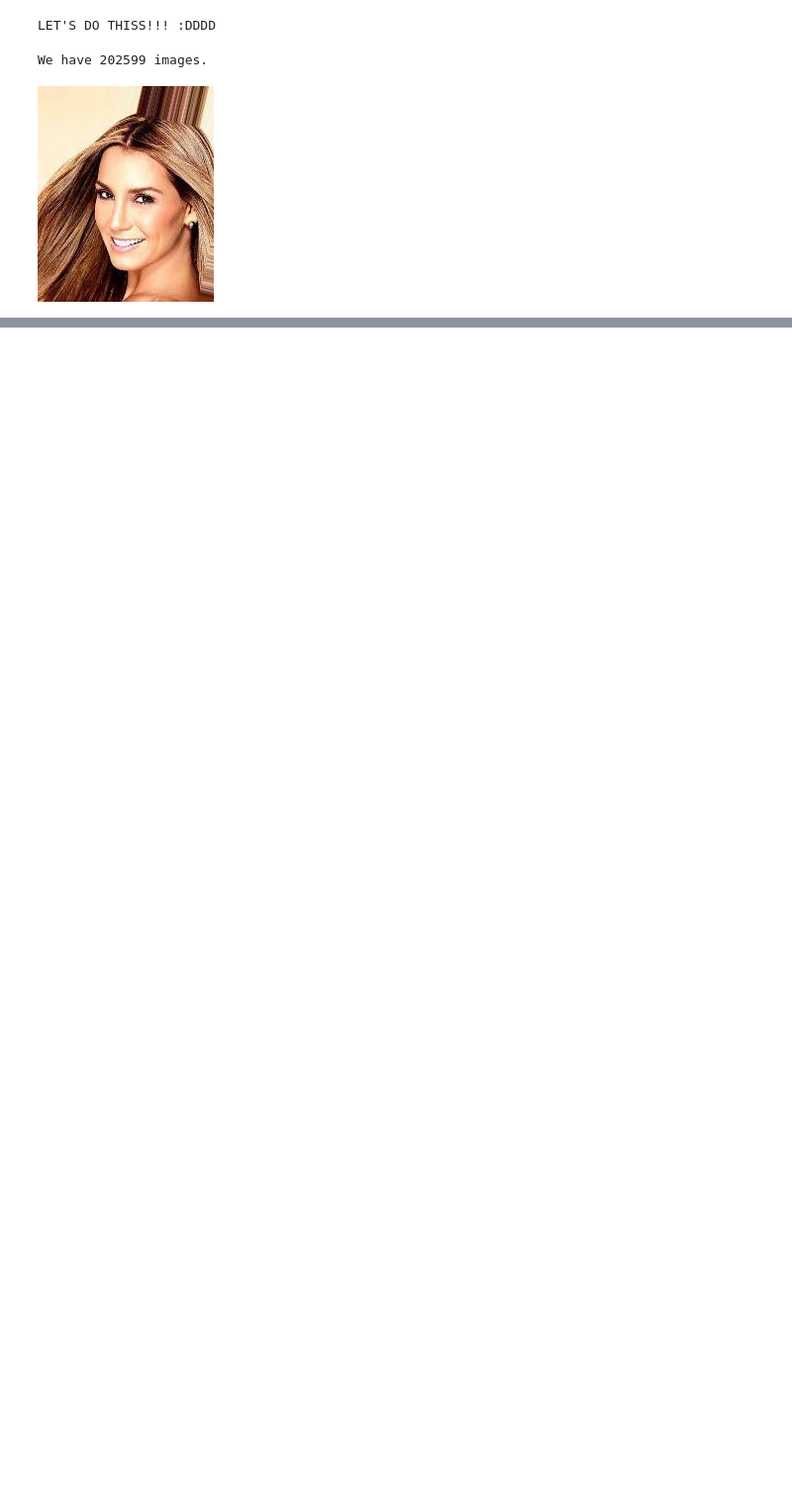
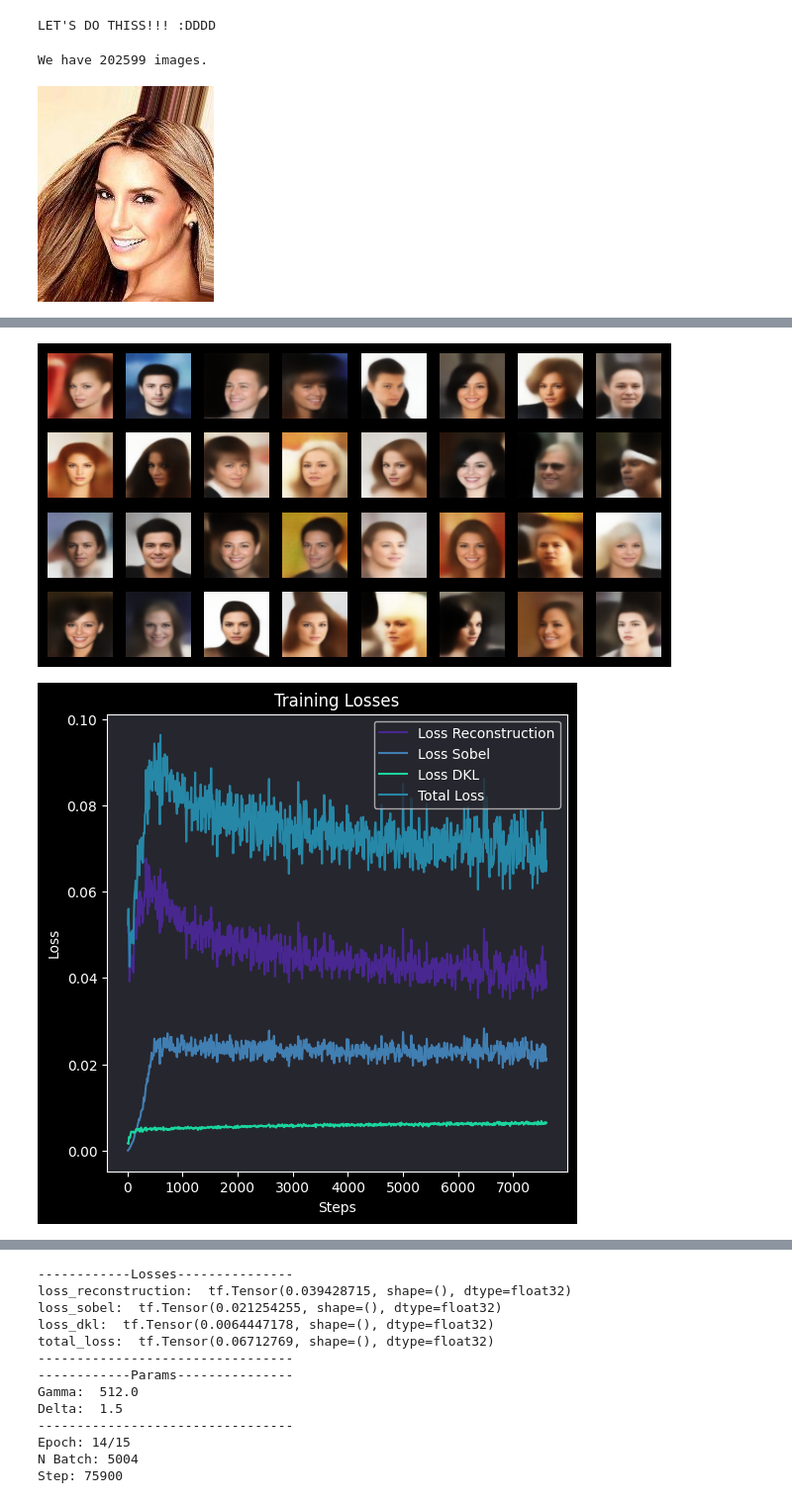
Before and after one commit to xValentim/VisionAlchemy, a Jupyter notebook: training_VAE_for_celeba_with_sobel_loss.ipynb, the cells around one changed output, grey strips where cells are left out. Shown: that part at 99% size. Saved outputs shown, nothing was run; the diff lists cells and outputs as text; code cells hidden in the pictures; blank space fills up the shorter version.

Commit message:
Chore/Feature: Add models.py, add final training with sobel and VAEGAN init

```diff
--- a/training_VAE_for_celeba_with_sobel_loss.ipynb
+++ b/training_VAE_for_celeba_with_sobel_loss.ipynb
@@ -160,7 +160,7 @@ class ResidualDeConvUnit(tf.keras.layers.Layer):
             skip_Z = layer(skip_Z)
         return self.activation(Z + skip_Z)
 # %%
-codings_size = 256
+codings_size = 512
 inputs = tf.keras.layers.Input(shape=[128, 128, 3])
 # Z = keras.layers.Reshape([128, 128, 1])(inputs)
 Z = DefaultConv2D(64, kernel_size=3, strides=2)(inputs)
@@ -294,7 +325,8 @@ dataset_train = ds_train.shuffle(1000).batch(32, drop_remainder=True).prefetch(1
 dataset_val = ds_val.shuffle(1000).batch(32, drop_remainder=True).prefetch(1)
 # %%
 def sobel_loss(X_input, X_reconstruction, gamma=32.0):
-
+    # print(X_input.shape, X_reconstruction.shape)
+    X_input, X_reconstruction = tf.cast(X_input, tf.float32), tf.cast(X_reconstruction, tf.float32)
     sobel = tf.image.sobel_edges(X_input)
     sobel_y = sobel[:, :, :, :, 0] # sobel in y-direction
     sobel_x = sobel[:, :, :, :, 1] # sobel in x-direction
@@ -308,51 +340,67 @@ def sobel_loss(X_input, X_reconstruction, gamma=32.0):
     gradient_reconstruction = sobel_x_hat ** 2 + sobel_y_hat ** 2
 
     return gamma * tf.reduce_mean(tf.abs(gradient_input - gradient_reconstruction)) / (128. * 128.)
+# %%
+def scheduler(start_param, end_param, n_steps, step):
+    return np.clip(start_param + (end_param - start_param) * step / n_steps, start_param, end_param)
 # %%
 history = {
             'loss_reconstruction': [],
             'loss_sobel': [],
             'loss_dkl': [],
-            'total_loss': []
+            'total_loss': [],
+            'gamma': [],
+            'delta': []
         }
 
 MSE = keras.losses.MeanSquaredError()
-delta = 1.5
+delta = lambda step: scheduler(0.0, 1.5, 4_000, step)
+gamma = lambda step: scheduler(0.0, 512.0, 5_000, step)
 SobelLoss = sobel_loss
 optimizer = keras.optimizers.Adam()
 total_epochs = 15
 step = 0
 
 for epoch in tqdm(range(total_epochs)):
     n_batch = 0
-    for X_batch_1 in dataset_train:
+    for X_batch_1 in tqdm(dataset_train):
+        delta_value = delta(step)
+        gamma_value = gamma(step)
         with tf.GradientTape() as tape:
             # Forward pass.
             X_reconstructions = variational_ae(X_batch_1)
             # New loss reconstruction
             detail = X_batch_1 - X_reconstructions
-            X_batch_more_detail = np.clip(X_batch_1 + delta * detail, 0, 1)
+            X_batch_more_detail = np.clip(X_batch_1 + delta_value * detail, 0, 1)
             # Loss reconstruction
             loss_reconstruction = MSE(X_batch_more_detail, X_reconstructions)
             # Loss sobel
-            loss_sobel = SobelLoss(X_batch_more_detail, X_reconstructions, gamma=512.0)
+            loss_sobel = SobelLoss(X_batch_more_detail, X_reconstructions, gamma=gamma_value)
             # Add extra loss terms to the loss value.
             loss_total = sum(variational_ae.losses) + loss_reconstruction + loss_sobel
 
         gradients = tape.gradient(loss_total, variational_ae.trainable_weights)
         optimizer.apply_gradients(zip(gradients, variational_ae.trainable_weights))
 
         if step % 100 == 0:
 
             history['loss_reconstruction'].append(loss_reconstruction)
-            # history['loss_sobel'].append(loss_sobel)
+            history['loss_sobel'].append(loss_sobel)
             history['loss_dkl'].append(sum(variational_ae.losses))
             history['total_loss'].append(loss_total)
+            history['gamma'].append(gamma_value)
+            history['delta'].append(delta_value)
 
             generated_images = variational_ae(X_batch_1)
+            clear_output()
             plot_multiple_images(generated_images.numpy(), 8)
             plot_losses(history)
-            print_logs(history, epoch, total_epochs, n_batch, step)
+            plot_params(history, step)
+
+            print_logs(history, epoch, total_epochs, n_batch, step, gamma_value, delta_value)
             plt.show()
         n_batch += 1
         step += 1
+# %% [output]
+[figure, added]
+[figure, added]
@@ -359 +408,14 @@ for epoch in tqdm(range(total_epochs)):
+------------Losses---------------
+loss_reconstruction:  tf.Tensor(0.039428715, shape=(), dtype=float32)
+loss_sobel:  tf.Tensor(0.021254255, shape=(), dtype=float32)
+loss_dkl:  tf.Tensor(0.0064447178, shape=(), dtype=float32)
+total_loss:  tf.Tensor(0.06712769, shape=(), dtype=float32)
+---------------------------------
+------------Params---------------
+Gamma:  512.0
+Delta:  1.5
+---------------------------------
+Epoch: 14/15
+N Batch: 5004
+Step: 75900
 # %%
```
Also changed, not shown: parts of 5 cells of this notebook, 15 other files.
